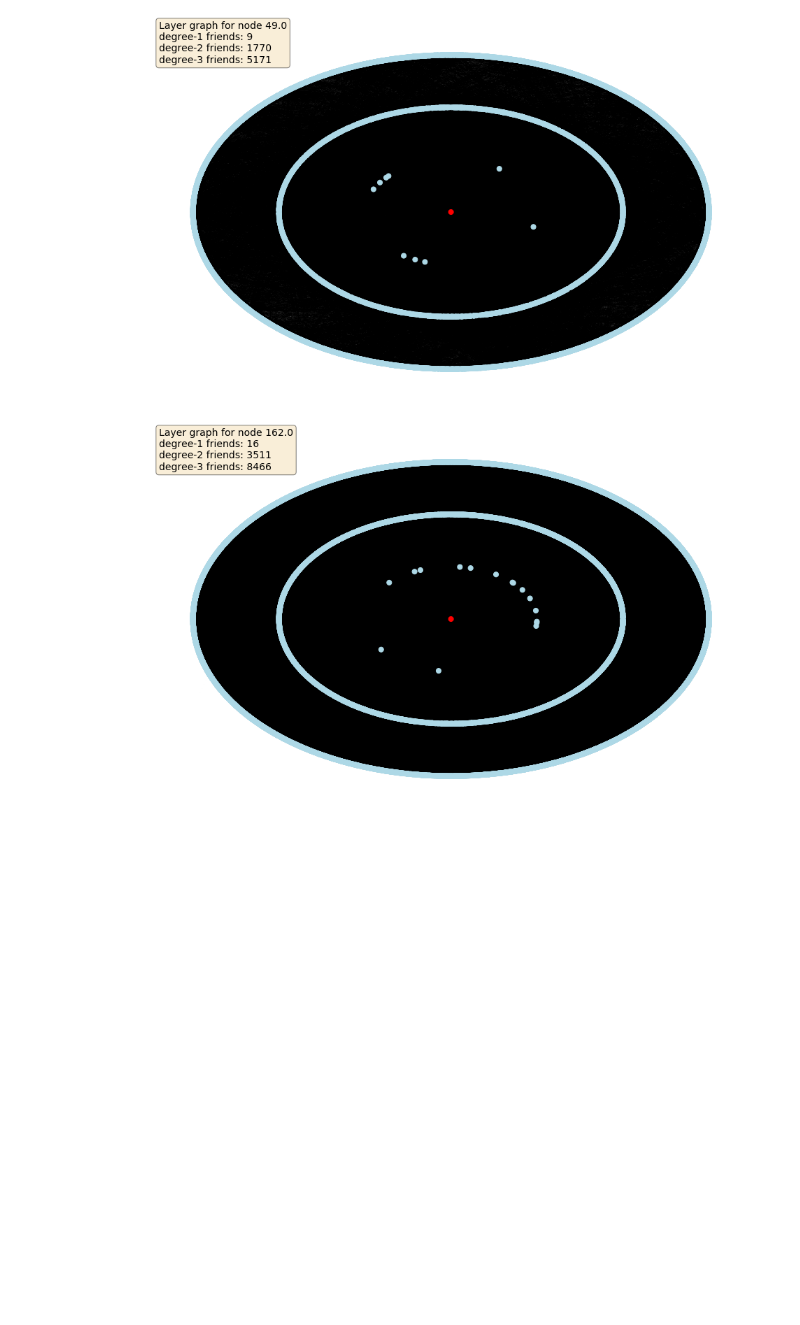
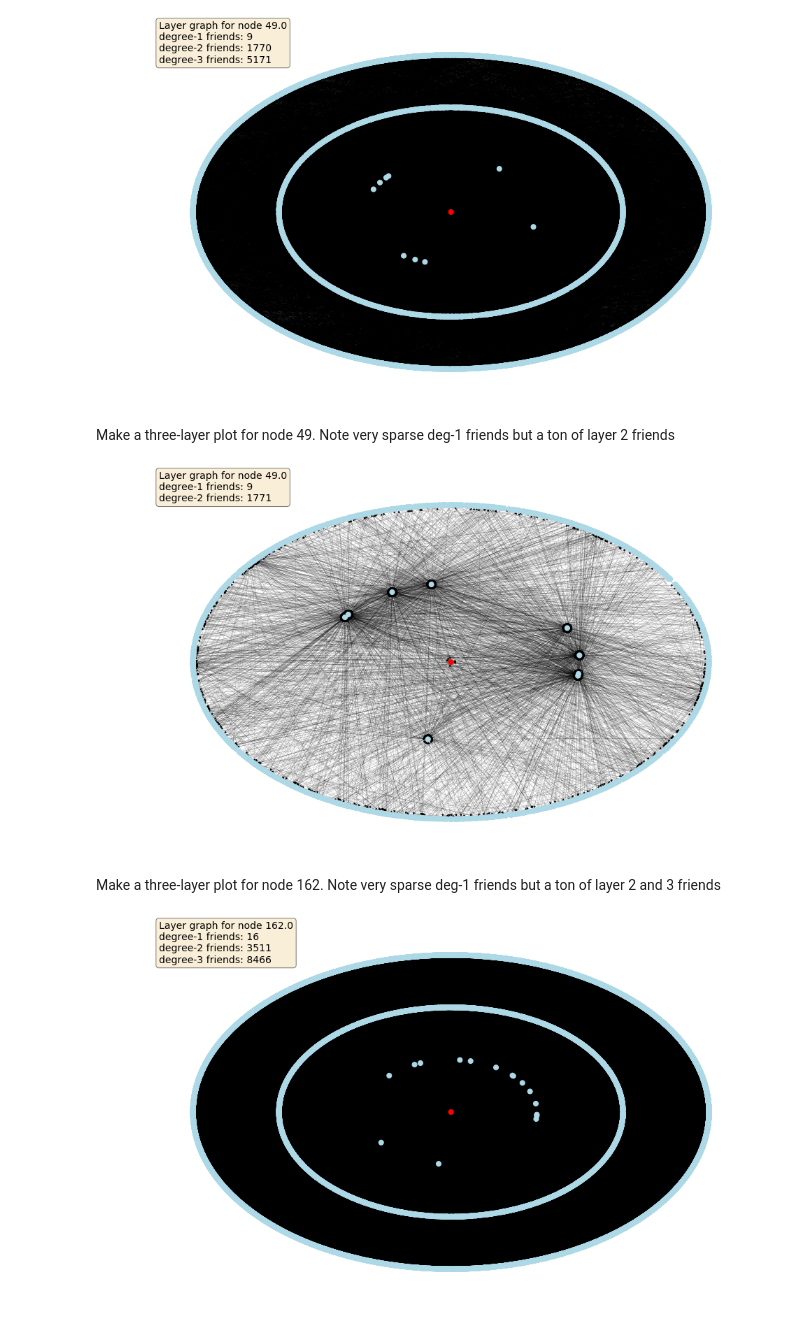
Before and after one commit to awiteck/ORF387, a Jupyter notebook: pagerank_analysis.ipynb, the cells around one changed output. Cells and saved outputs as stored; diff of their text form; code cells hidden in the pictures; blank space fills up the shorter version.

```diff
--- a/pagerank_analysis.ipynb
+++ b/pagerank_analysis.ipynb
@@ -274,6 +268,14 @@ AtlasView({44599: {}, 63125: {}, 83489: {}, 127522: {}, 239534: {}, 243979: {},
 make_plot(G, outliers[0]+1, k=3)
 # %% [output]
 [figure]
+# %% [markdown]
+Make a three-layer plot for node 49. Note very sparse deg-1 friends but a ton of layer 2 friends
+# %%
+make_plot(G, outliers[0]+1, k=2)
+# %% [output]
+[figure, added]
+# %% [markdown]
+Make a three-layer plot for node 162. Note very sparse deg-1 friends but a ton of layer 2 and 3 friends
 # %%
 make_plot(G, outliers[1]+1, k=3)
 # %% [output]
```
Also changed, not shown: parts of 40 cells of this notebook.
